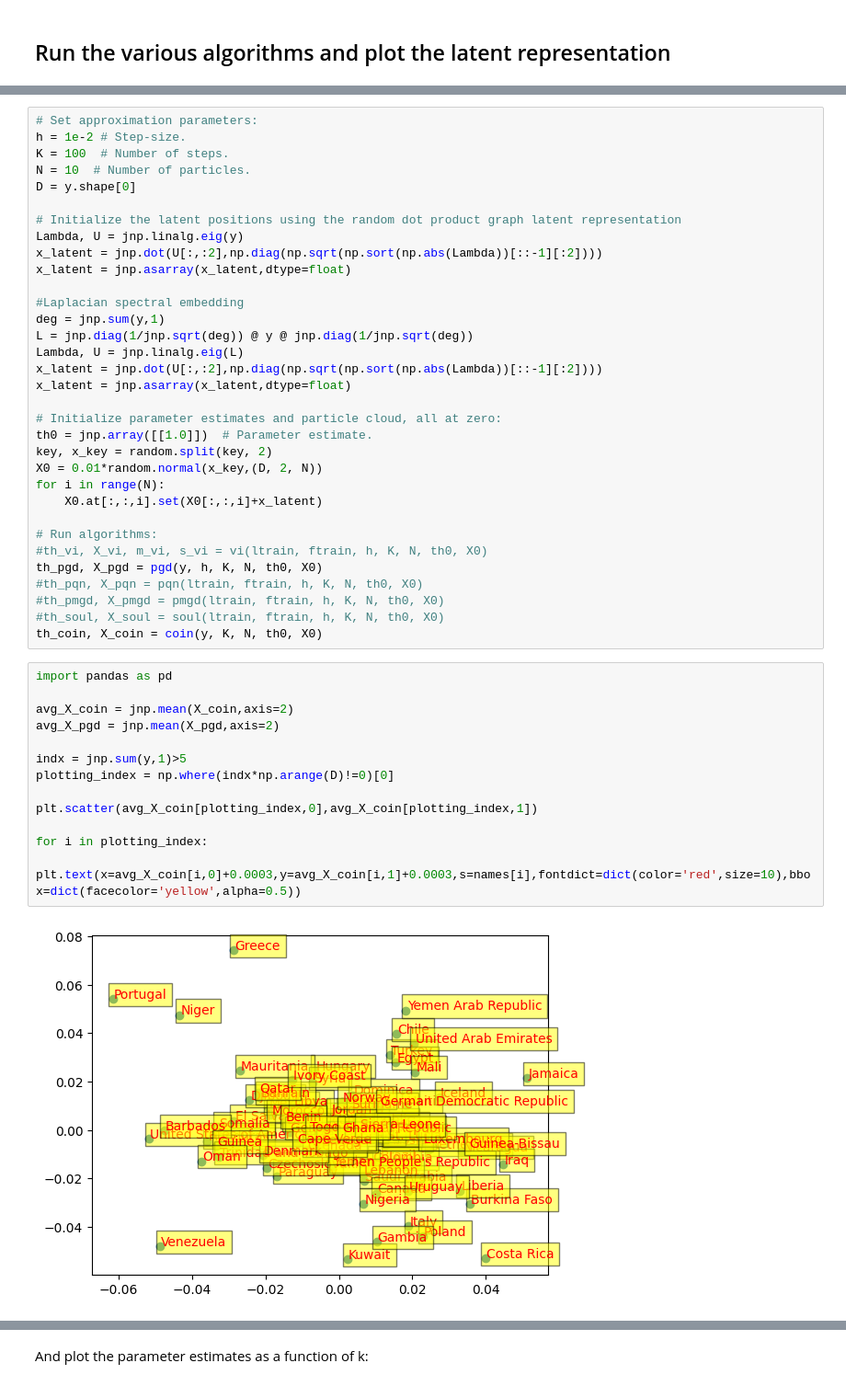
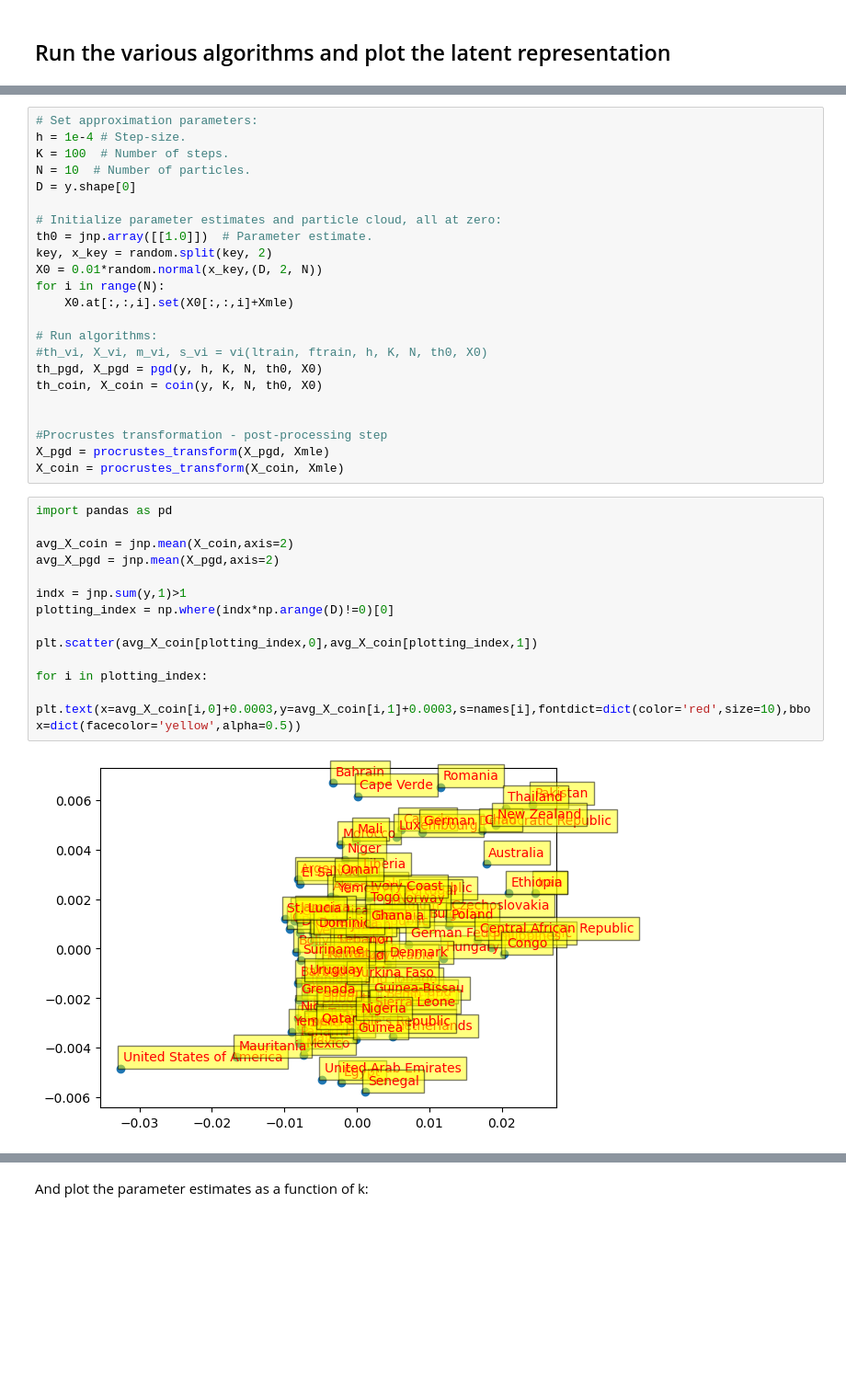
Before and after one commit to chris-nemeth/CoinEM, a Jupyter notebook: networks/latent_space_network_model-alliances.ipynb, the cells around one changed output, grey strips where cells are left out. Shown at 92% size. Saved outputs shown, nothing was run; the diff lists cells and outputs as text; blank space fills up the shorter version.

Commit message:
working versions of the latent variable network models

```diff
--- a/networks/latent_space_network_model-alliances.ipynb
+++ b/networks/latent_space_network_model-alliances.ipynb
@@ -217,48 +248,38 @@ We run the algorithms using an 80/20 training/test split of the data:
 # %%
 # Set approximation parameters:
-h = 1e-2 # Step-size.
+h = 1e-4 # Step-size.
 K = 100  # Number of steps.
 N = 10  # Number of particles.
 D = y.shape[0]
-
-# Initialize the latent positions using the random dot product graph latent representation
-Lambda, U = jnp.linalg.eig(y)
-x_latent = jnp.dot(U[:,:2],np.diag(np.sqrt(np.sort(np.abs(Lambda))[::-1][:2])))
-x_latent = jnp.asarray(x_latent,dtype=float)
-
-#Laplacian spectral embedding
-deg = jnp.sum(y,1)
-L = jnp.diag(1/jnp.sqrt(deg)) @ y @ jnp.diag(1/jnp.sqrt(deg))
-Lambda, U = jnp.linalg.eig(L)
-x_latent = jnp.dot(U[:,:2],np.diag(np.sqrt(np.sort(np.abs(Lambda))[::-1][:2])))
-x_latent = jnp.asarray(x_latent,dtype=float)
 
 # Initialize parameter estimates and particle cloud, all at zero:
 th0 = jnp.array([[1.0]])  # Parameter estimate.
 key, x_key = random.split(key, 2)
 X0 = 0.01*random.normal(x_key,(D, 2, N))
 for i in range(N):
-    X0.at[:,:,i].set(X0[:,:,i]+x_latent)
+    X0.at[:,:,i].set(X0[:,:,i]+Xmle)
 
 # Run algorithms:
 #th_vi, X_vi, m_vi, s_vi = vi(ltrain, ftrain, h, K, N, th0, X0)
 th_pgd, X_pgd = pgd(y, h, K, N, th0, X0)
-#th_pqn, X_pqn = pqn(ltrain, ftrain, h, K, N, th0, X0)
-#th_pmgd, X_pmgd = pmgd(ltrain, ftrain, h, K, N, th0, X0)
-#th_soul, X_soul = soul(ltrain, ftrain, h, K, N, th0, X0)
 th_coin, X_coin = coin(y, K, N, th0, X0)
+
+
+#Procrustes transformation - post-processing step
+X_pgd = procrustes_transform(X_pgd, Xmle)
+X_coin = procrustes_transform(X_coin, Xmle)
 # %%
 import pandas as pd
 
 avg_X_coin = jnp.mean(X_coin,axis=2)
 avg_X_pgd = jnp.mean(X_pgd,axis=2)
 
-indx = jnp.sum(y,1)>5
+indx = jnp.sum(y,1)>1
 plotting_index = np.where(indx*np.arange(D)!=0)[0]
 
 plt.scatter(avg_X_coin[plotting_index,0],avg_X_coin[plotting_index,1])
 
 for i in plotting_index:
     plt.text(x=avg_X_coin[i,0]+0.0003,y=avg_X_coin[i,1]+0.0003,s=names[i],fontdict=dict(color='red',size=10),bbox=dict(facecolor='yellow',alpha=0.5))
 # %% [output]
-[figure, old version]
+[figure, new version]
```
Also changed, not shown: parts of 6 cells of this notebook, 2 other files.
